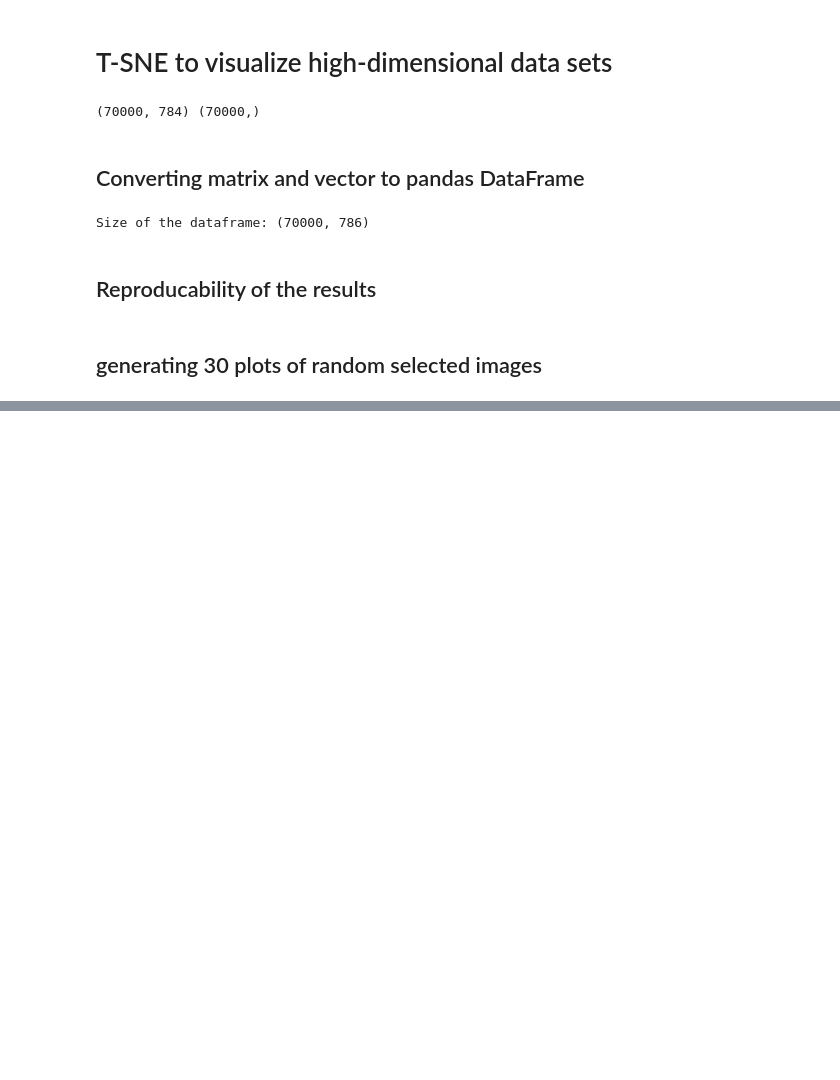
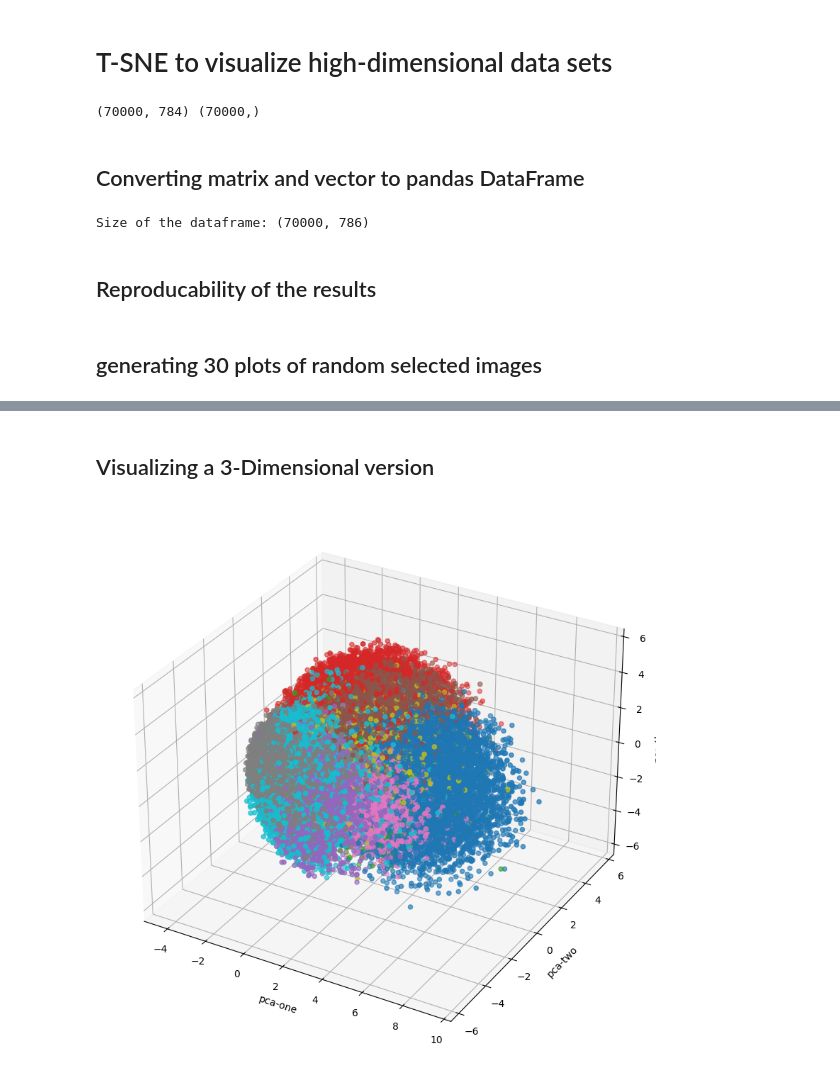
Before and after one commit to Wvrmhat/Machine-Learning-Algorithms, a Jupyter notebook: Unsupervised/T-SNE/High-dimension visualization.ipynb, the cells around one changed output, grey strips where cells are left out. Cells and saved outputs as stored; diff of their text form; code cells hidden in the pictures; blank space fills up the shorter version.

```diff
--- a/Unsupervised/T-SNE/High-dimension visualization.ipynb
+++ b/Unsupervised/T-SNE/High-dimension visualization.ipynb
@@ -50,0 +100,25 @@ rndperm = np.random.permutation(df.shape[0])
+# %% [markdown]
+## Visualizing a 3-Dimensional version
+# %%
+# to further refine the data, T-SNE helps us reduce number of dimensions for visualizing the data
+
+
+fig = plt.figure(figsize=(16,10))
+ax = fig.add_subplot(projection='3d')
+
+ax.scatter(
+    xs=df.loc[rndperm,:]["pca-one"],
+    ys=df.loc[rndperm,:]["pca-two"],
+    zs=df.loc[rndperm,:]["pca-three"],
+
+    # ensures c is a numberic value
+    c=df.loc[rndperm, "y"].astype(float),
+    cmap = 'tab10'
+)
+ax.set_xlabel('pca-one')
+ax.set_ylabel('pca-two')
+ax.set_zlabel('pca-three')
+
+plt.show()
+# %% [output]
+[figure, added]
```
Also changed, not shown: parts of 5 cells of this notebook.
